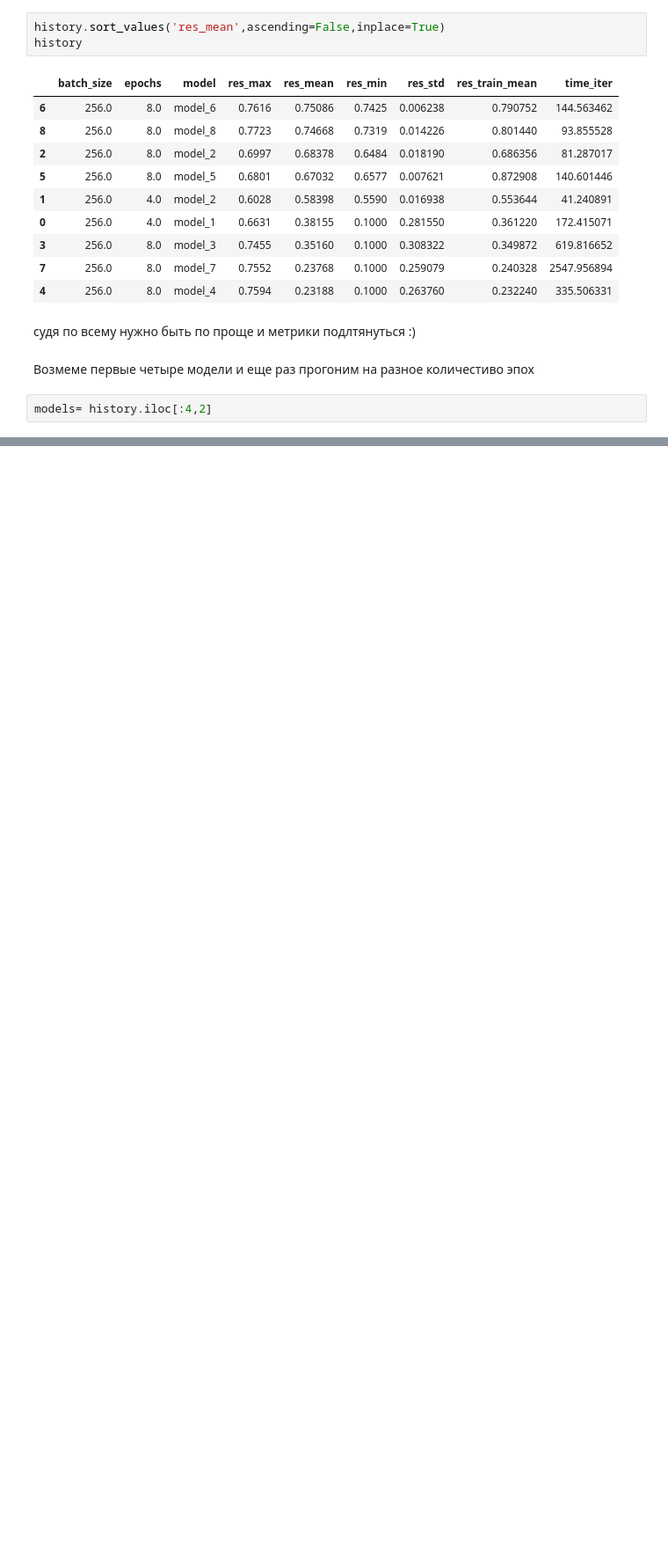
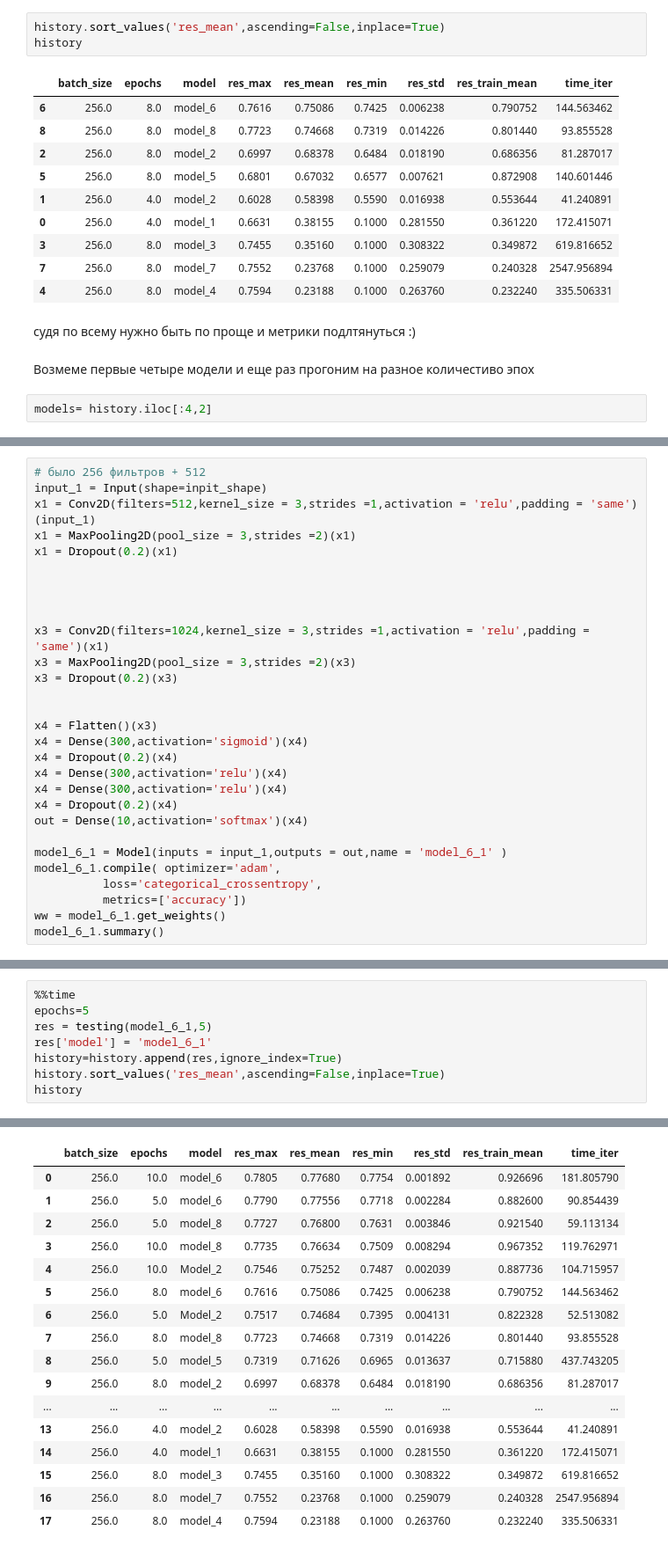
Before and after one commit to Vitalylqw/Neural_network, a Jupyter notebook: hw_4.ipynb, the cells around one changed output, grey strips where cells are left out. Shown at 88% size. Drawn from its saved outputs; the diff is of its cells as text; blank space fills up the shorter version.

```diff
--- a/hw_4.ipynb
+++ b/hw_4.ipynb
@@ -689,0 +734,29 @@ history
+# %%
+# было 256 фильтров + 512
+input_1 = Input(shape=inpit_shape)
+x1 = Conv2D(filters=512,kernel_size = 3,strides =1,activation = 'relu',padding = 'same')(input_1)
+x1 = MaxPooling2D(pool_size = 3,strides =2)(x1)
+x1 = Dropout(0.2)(x1)
+
+
+
+
+x3 = Conv2D(filters=1024,kernel_size = 3,strides =1,activation = 'relu',padding = 'same')(x1)
+x3 = MaxPooling2D(pool_size = 3,strides =2)(x3)
+x3 = Dropout(0.2)(x3)
+
+
+x4 = Flatten()(x3)
+x4 = Dense(300,activation='sigmoid')(x4)
+x4 = Dropout(0.2)(x4)
+x4 = Dense(300,activation='relu')(x4)
+x4 = Dense(300,activation='relu')(x4)
+x4 = Dropout(0.2)(x4)
+out = Dense(10,activation='softmax')(x4)
+
+model_6_1 = Model(inputs = input_1,outputs = out,name = 'model_6_1' )
+model_6_1.compile( optimizer='adam',
+          loss='categorical_crossentropy',
+          metrics=['accuracy'])
+ww = model_6_1.get_weights()
+model_6_1.summary()
@@ -689,0 +781,9 @@ history
+# %%
+%%time
+epochs=5
+res = testing(model_6_1,5)
+res['model'] = 'model_6_1'
+history=history.append(res,ignore_index=True)
+history.sort_values('res_mean',ascending=False,inplace=True)
+history
+# %% [output]
@@ -689,0 +791,17 @@ history
+|  | batch_size | epochs | model | res_max | res_mean | res_min | res_std | res_train_mean | time_iter |
+| 0 | 256.0 | 10.0 | model_6 | 0.7805 | 0.77680 | 0.7754 | 0.001892 | 0.926696 | 181.805790 |
+| 1 | 256.0 | 5.0 | model_6 | 0.7790 | 0.77556 | 0.7718 | 0.002284 | 0.882600 | 90.854439 |
+| 2 | 256.0 | 5.0 | model_8 | 0.7727 | 0.76800 | 0.7631 | 0.003846 | 0.921540 | 59.113134 |
+| 3 | 256.0 | 10.0 | model_8 | 0.7735 | 0.76634 | 0.7509 | 0.008294 | 0.967352 | 119.762971 |
+| 4 | 256.0 | 10.0 | Model_2 | 0.7546 | 0.75252 | 0.7487 | 0.002039 | 0.887736 | 104.715957 |
+| 5 | 256.0 | 8.0 | model_6 | 0.7616 | 0.75086 | 0.7425 | 0.006238 | 0.790752 | 144.563462 |
+| 6 | 256.0 | 5.0 | Model_2 | 0.7517 | 0.74684 | 0.7395 | 0.004131 | 0.822328 | 52.513082 |
+| 7 | 256.0 | 8.0 | model_8 | 0.7723 | 0.74668 | 0.7319 | 0.014226 | 0.801440 | 93.855528 |
+| 8 | 256.0 | 5.0 | model_5 | 0.7319 | 0.71626 | 0.6965 | 0.013637 | 0.715880 | 437.743205 |
+| 9 | 256.0 | 8.0 | model_2 | 0.6997 | 0.68378 | 0.6484 | 0.018190 | 0.686356 | 81.287017 |
+| ... | ... | ... | ... | ... | ... | ... | ... | ... | ... |
+| 13 | 256.0 | 4.0 | model_2 | 0.6028 | 0.58398 | 0.5590 | 0.016938 | 0.553644 | 41.240891 |
+| 14 | 256.0 | 4.0 | model_1 | 0.6631 | 0.38155 | 0.1000 | 0.281550 | 0.361220 | 172.415071 |
+| 15 | 256.0 | 8.0 | model_3 | 0.7455 | 0.35160 | 0.1000 | 0.308322 | 0.349872 | 619.816652 |
+| 16 | 256.0 | 8.0 | model_7 | 0.7552 | 0.23768 | 0.1000 | 0.259079 | 0.240328 | 2547.956894 |
+| 17 | 256.0 | 8.0 | model_4 | 0.7594 | 0.23188 | 0.1000 | 0.263760 | 0.232240 | 335.506331 |
```
Also changed, not shown: parts of 16 cells of this notebook.
